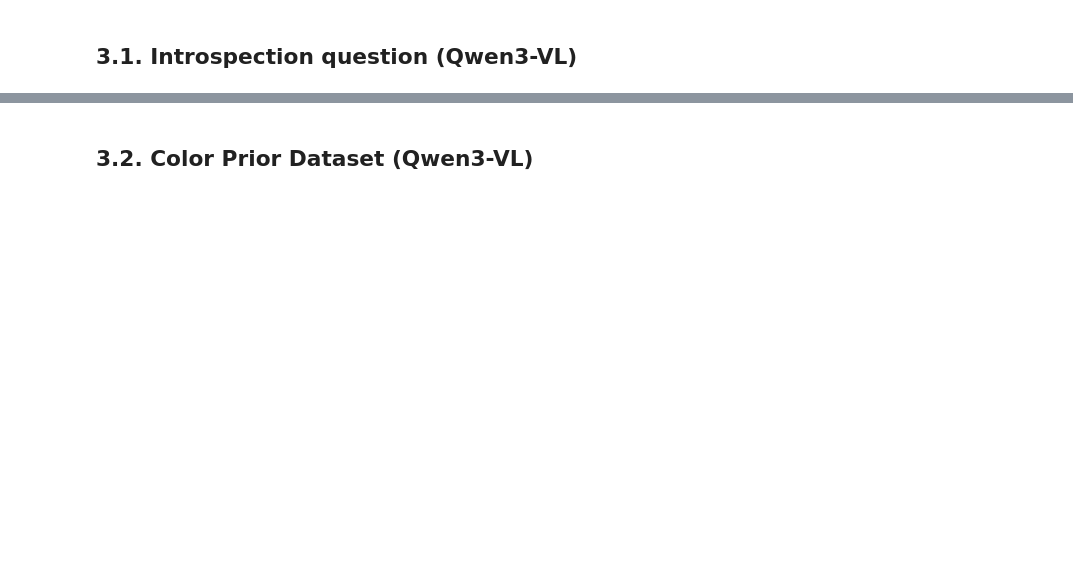
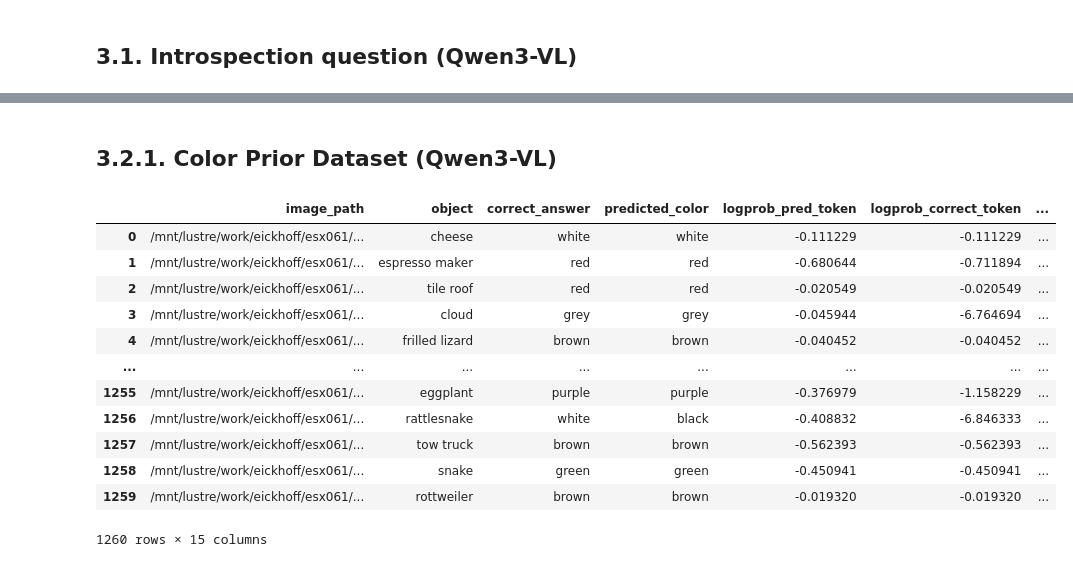
Before and after one commit to jonnemi/color-concept-entanglement, a Jupyter notebook: model_evaluation/VLM_evaluations.ipynb, the cells around one changed output, grey strips where cells are left out. Saved outputs shown, nothing was run; the diff lists cells and outputs as text; code cells hidden in the pictures; blank space fills up the shorter version.

```diff
--- a/model_evaluation/VLM_evaluations.ipynb
+++ b/model_evaluation/VLM_evaluations.ipynb
@@ -804,5 +883,5 @@ NameError: name 'qwen_processor' is not defined
 # %% [markdown]
-## 3.2. Color Prior Dataset (Qwen3-VL)
+## 3.2.1. Color Prior Dataset (Qwen3-VL)
 # %%
 suffix = "image_priors"
 qwen_prior_pred_df = evaluate_vlm_on_stimuli(
@@ -818 +898,20 @@ out_path = QWEN / f"evaluation_{model_name}_{suffix}.csv"
 qwen_prior_pred_df.to_csv(out_path, index=False)
+# %%
+qwen_prior_pred_df = pd.read_csv(QWEN / f"evaluation_{qwen_model_name}_image_priors.csv")
+qwen_prior_pred_df["predicted_color"] = qwen_prior_pred_df["predicted_color"].apply(normalize_color_prediction)
+qwen_prior_pred_df = qwen_prior_pred_df.merge(prior_df, on=["image_path", "object"])
+display(qwen_prior_pred_df)
+# %% [output]
+|  | image_path | object | correct_answer | predicted_color | logprob_pred_token | logprob_correct_token | ... |
+| 0 | /mnt/lustre/work/eickhoff/esx061/... | cheese | white | white | -0.111229 | -0.111229 | ... |
+| 1 | /mnt/lustre/work/eickhoff/esx061/... | espresso maker | red | red | -0.680644 | -0.711894 | ... |
+| 2 | /mnt/lustre/work/eickhoff/esx061/... | tile roof | red | red | -0.020549 | -0.020549 | ... |
+| 3 | /mnt/lustre/work/eickhoff/esx061/... | cloud | grey | grey | -0.045944 | -6.764694 | ... |
+| 4 | /mnt/lustre/work/eickhoff/esx061/... | frilled lizard | brown | brown | -0.040452 | -0.040452 | ... |
+| ... | ... | ... | ... | ... | ... | ... | ... |
+| 1255 | /mnt/lustre/work/eickhoff/esx061/... | eggplant | purple | purple | -0.376979 | -1.158229 | ... |
+| 1256 | /mnt/lustre/work/eickhoff/esx061/... | rattlesnake | white | black | -0.408832 | -6.846333 | ... |
+| 1257 | /mnt/lustre/work/eickhoff/esx061/... | tow truck | brown | brown | -0.562393 | -0.562393 | ... |
+| 1258 | /mnt/lustre/work/eickhoff/esx061/... | snake | green | green | -0.450941 | -0.450941 | ... |
+| 1259 | /mnt/lustre/work/eickhoff/esx061/... | rottweiler | brown | brown | -0.019320 | -0.019320 | ... |
+1260 rows × 15 columns
```
Also changed, not shown: parts of 45 cells of this notebook, 4 other files.
